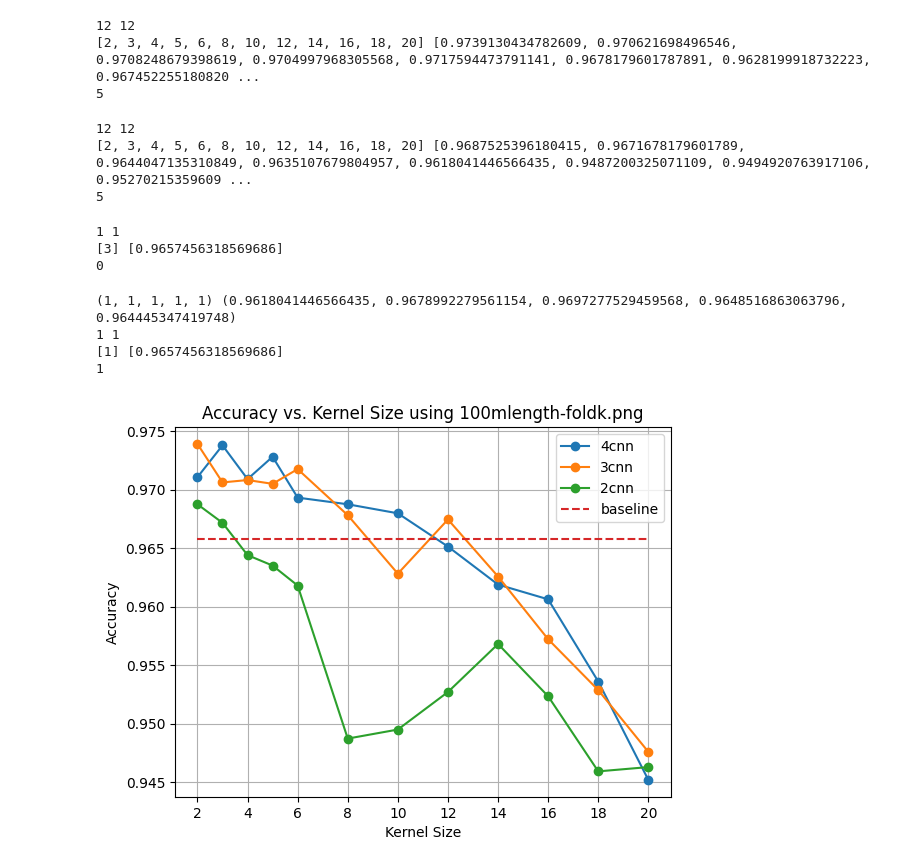
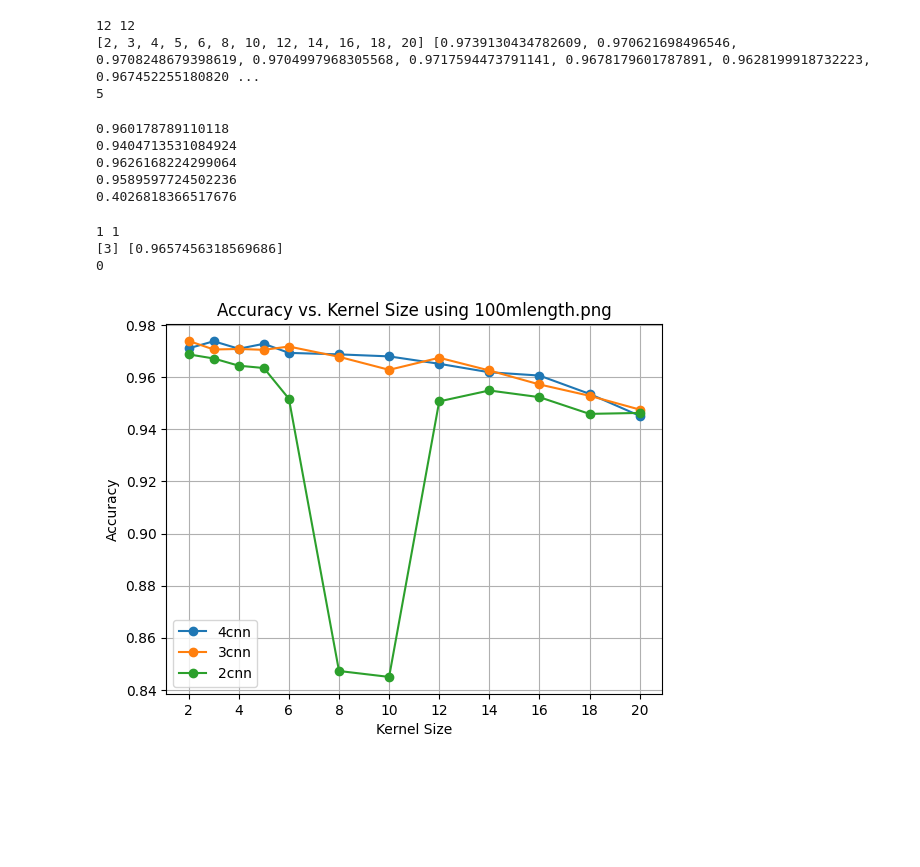
Before and after one commit to MinSuan96/TwitterSA, a Jupyter notebook: code/plot_report_varying_kernel_sizes.ipynb, the cells around one changed output. Cells and saved outputs as stored; diff of their text form; code cells hidden in the pictures; blank space fills up the shorter version.

Commit message:
upload 0.4 accuracy

```diff
--- a/code/plot_report_varying_kernel_sizes.ipynb
+++ b/code/plot_report_varying_kernel_sizes.ipynb
@@ -124,11 +100,16 @@ kernel_sizes1, accuracy_values1 = cal_average(kernel_sizes1, accuracy_values1)
 layers2 = '2cnn'
 
 kernel_sizes2, accuracy_values2 = read_reports(path, layers2, max_length0)
-kernel_sizes2, accuracy_values2 = cal_average(kernel_sizes2, accuracy_values2)
+for i in range(len(kernel_sizes2)):
+    if kernel_sizes2[i] == 10:
+        print(accuracy_values2[i])
+# kernel_sizes2, accuracy_values2 = cal_average(kernel_sizes2, accuracy_values2)
 # %% [output]
-12 12
-[2, 3, 4, 5, 6, 8, 10, 12, 14, 16, 18, 20] [0.9687525396180415, 0.9671678179601789, 0.9644047135310849, 0.9635107679804957, 0.9618041446566435, 0.9487200325071109, 0.9494920763917106, 0.95270215359609 ...
-5
+0.960178789110118
+0.9404713531084924
+0.9626168224299064
+0.9589597724502236
+0.4026818366517676
 # %%
 layers3 = '1cnn'
 
@@ -138,29 +119,20 @@ kernel_sizes3, accuracy_values3 = cal_average(kernel_sizes3, accuracy_values3)
 1 1
 [3] [0.9657456318569686]
 0
-# %%
-layers3 = '1cnn'
-kernel3 = '-3kernel'
-
-kernel_sizes3, accuracy_values3 = read_reports2(path, kernel3, max_length0, layers3)
-kernel_sizes3, accuracy_values3 = cal_average2(kernel_sizes3, accuracy_values3)
-# %% [output]
-(1, 1, 1, 1, 1) (0.9618041446566435, 0.9678992279561154, 0.9697277529459568, 0.9648516863063796, 0.964445347419748)
-1 1
-[1] [0.9657456318569686]
-1
 # %%
 plt.plot(kernel_sizes0, accuracy_values0, '-o', label=layers0)
 plt.plot(kernel_sizes1, accuracy_values1, '-o', label=layers1)
 plt.plot(kernel_sizes2, accuracy_values2, '-o', label=layers2)
-plt.plot(kernel_sizes2, [accuracy_values3[0] for i in accuracy_values2], '--', label='baseline')
+# plt.plot(kernel_sizes2, [accuracy_values3[0] for i in accuracy_values2], '--', label='baseline')
 plt.xticks([i for i in range(2, kernel_sizes0[len(kernel_sizes0)-1]+1, 2 if kernel_sizes0[len(kernel_sizes0)-1]>=20 else 1)])
 plt.xlabel('Kernel Size')
 plt.ylabel('Accuracy')
-plt.title('Accuracy vs. Kernel Size using {0}-fold{1}.png'.format(max_length0, fold if fold != '*' else 'k'))
+# plt.title('Accuracy vs. Kernel Size using {0}-fold{1}.png'.format(max_length0, fold if fold != '*' else 'k'))
+plt.title('Accuracy vs. Kernel Size using {0}.png'.format(max_length0))
 plt.grid(True)
 plt.legend()
+# plt.savefig('./reports/figures/Accuracy vs. Kernel Size using {0}.png'.format(max_length0))
 plt.savefig('./reports/figures/Accuracy vs. Kernel Size using {0}-fold{1}.png'.format(max_length0, fold if fold != '*' else 'k'))
 plt.show()
 # %% [output]
-[figure, old version]
+[figure, new version]
```
Also changed, not shown: parts of 3 cells of this notebook, 16 other files.
